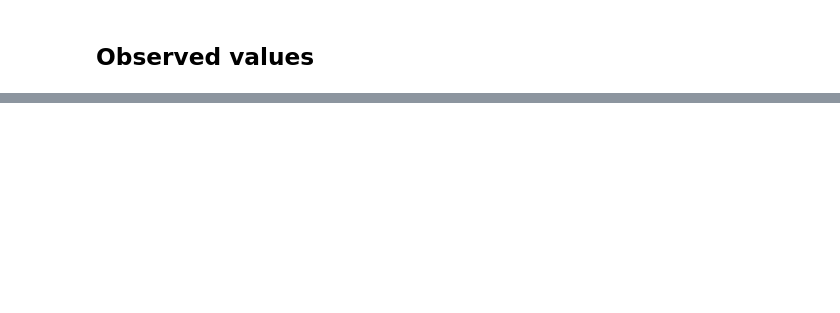
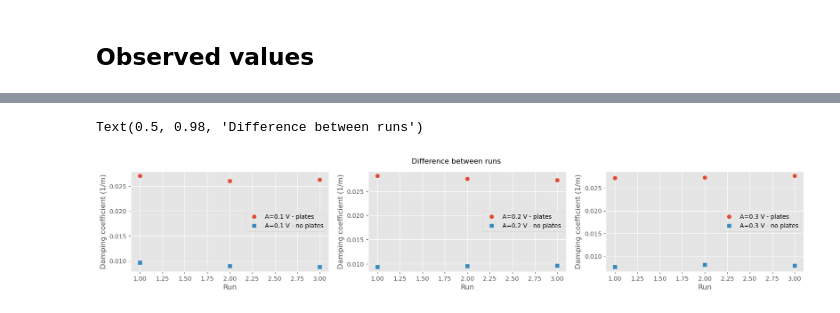
Before and after one commit to kjes4pres/Master_code, a Jupyter notebook: Lab/PIV/vertical_velocity.ipynb, the cells around one changed output, grey strips where cells are left out. Drawn from its saved outputs; the diff is of its cells as text; code cells hidden in the pictures; blank space fills up the shorter version.

```diff
--- a/Lab/PIV/vertical_velocity.ipynb
+++ b/Lab/PIV/vertical_velocity.ipynb
@@ -280,0 +175,21 @@ a_obs_a01 = prb_a01['Alpha_obs'].values
+# %%
+# Difference between runs
+fig, ax = plt.subplots(1, 3, figsize=(20, 3))
+ax[0].plot([1, 2, 3], prb_a01_p['Alpha_obs'].values, 'o', label='A=0.1 V - plates')
+ax[0].plot([1, 2, 3], prb_a01['Alpha_obs'].values, 's', label='A=0.1 V - no plates')
+
+ax[1].plot([1, 2, 3], prb_a02_p['Alpha_obs'].values, 'o', label='A=0.2 V - plates')
+ax[1].plot([1, 2, 3], prb_a02['Alpha_obs'].values, 's', label='A=0.2 V - no plates')
+
+ax[2].plot([1, 2, 3], prb_a03_p['Alpha_obs'].values, 'o', label='A=0.3 V - plates')
+ax[2].plot([1, 2, 3], prb_a03['Alpha_obs'].values, 's', label='A=0.3 V - no plates')
+
+for a in ax:
+    a.set_xlabel('Run')
+    a.set_ylabel('Damping coefficient (1/m)')
+    a.legend()
+
+fig.suptitle('Difference between runs')
+# %% [output]
+Text(0.5, 0.98, 'Difference between runs')
+[figure, added]
```
Also changed, not shown: parts of 24 cells of this notebook, 8 other files.
